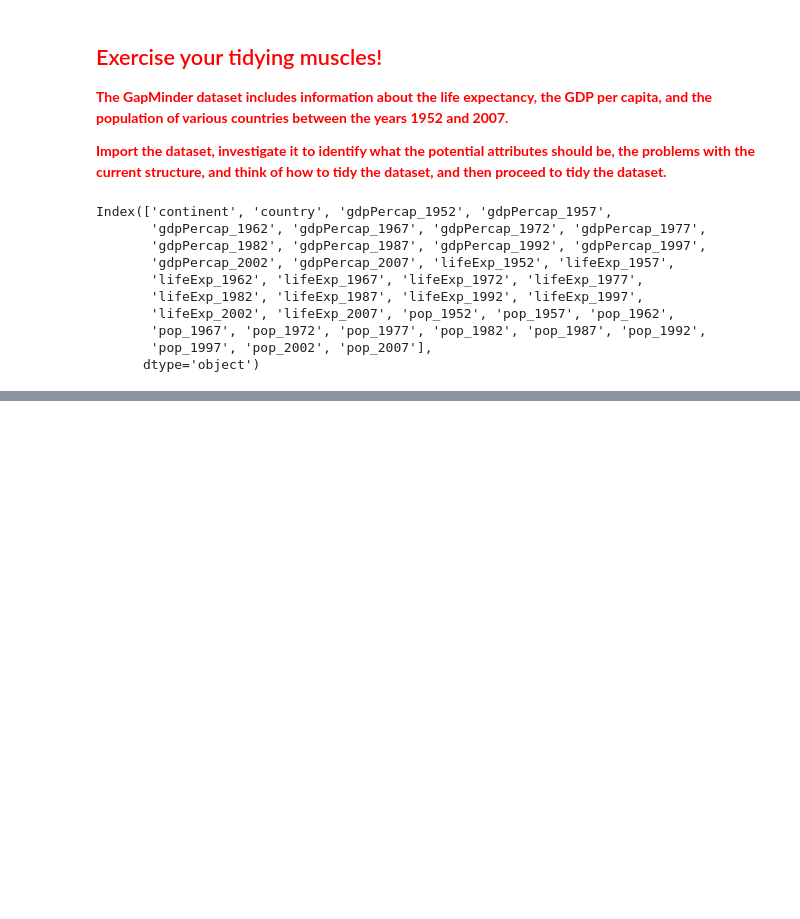
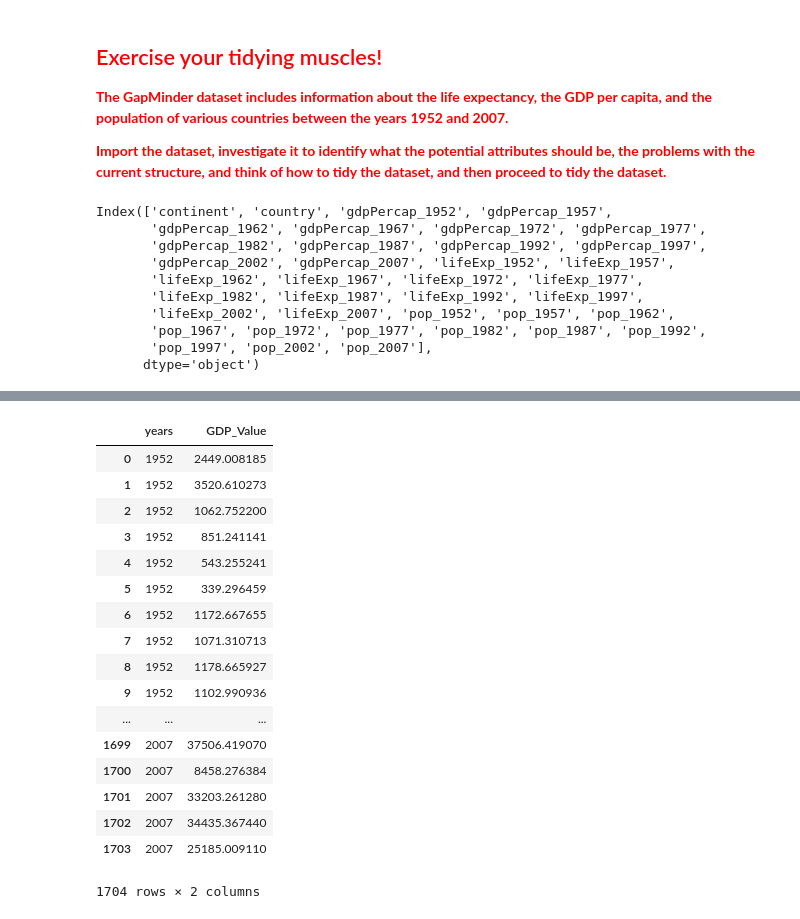
Before and after one commit to amrelshehaly/DE_Practice3-4, a Jupyter notebook: Practice3 - Tidy Data.ipynb, the cells around one changed output, grey strips where cells are left out. Saved outputs shown, nothing was run; the diff lists cells and outputs as text; code cells hidden in the pictures; blank space fills up the shorter version.

```diff
--- a/Practice3 - Tidy Data.ipynb
+++ b/Practice3 - Tidy Data.ipynb
@@ -376,0 +349,44 @@ df
+# %%
+# dl = pd.melt(df, id_vars=['continent', 'country'],  value_vars=['pop_1952', 'pop_1957', 'pop_1962',
+#        'pop_1967', 'pop_1972', 'pop_1977', 'pop_1982', 'pop_1987', 'pop_1992',
+#        'pop_1997', 'pop_2002', 'pop_2007'],value_name="PopValue", var_name ="PopYear")
+
+# dl
+
+dg = df[['gdpPercap_1952', 'gdpPercap_1957',
+       'gdpPercap_1962', 'gdpPercap_1967', 'gdpPercap_1972', 'gdpPercap_1977',
+       'gdpPercap_1982', 'gdpPercap_1987', 'gdpPercap_1992', 'gdpPercap_1997',
+       'gdpPercap_2002', 'gdpPercap_2007']]
+
+dg = pd.melt(dg,value_name="GDP_Value", var_name ="years")
+dg_t = dg["years"].str.extract("(\d+)", expand=True)
+
+dg_t.columns = ["GDP_YEARS"]
+
+# df = pd.concat([dg], axis=1)
+
+dg['years'] = dg_t['GDP_YEARS']
+
+# df.drop(['GDP_YEARS'], axis=1)
+
+
+dg
+# %% [output]
+|  | years | GDP_Value |
+| 0 | 1952 | 2449.008185 |
+| 1 | 1952 | 3520.610273 |
+| 2 | 1952 | 1062.752200 |
+| 3 | 1952 | 851.241141 |
+| 4 | 1952 | 543.255241 |
+| 5 | 1952 | 339.296459 |
+| 6 | 1952 | 1172.667655 |
+| 7 | 1952 | 1071.310713 |
+| 8 | 1952 | 1178.665927 |
+| 9 | 1952 | 1102.990936 |
+| ... | ... | ... |
+| 1699 | 2007 | 37506.419070 |
+| 1700 | 2007 | 8458.276384 |
+| 1701 | 2007 | 33203.261280 |
+| 1702 | 2007 | 34435.367440 |
+| 1703 | 2007 | 25185.009110 |
+1704 rows × 2 columns
```
Also changed, not shown: parts of 5 cells of this notebook.
